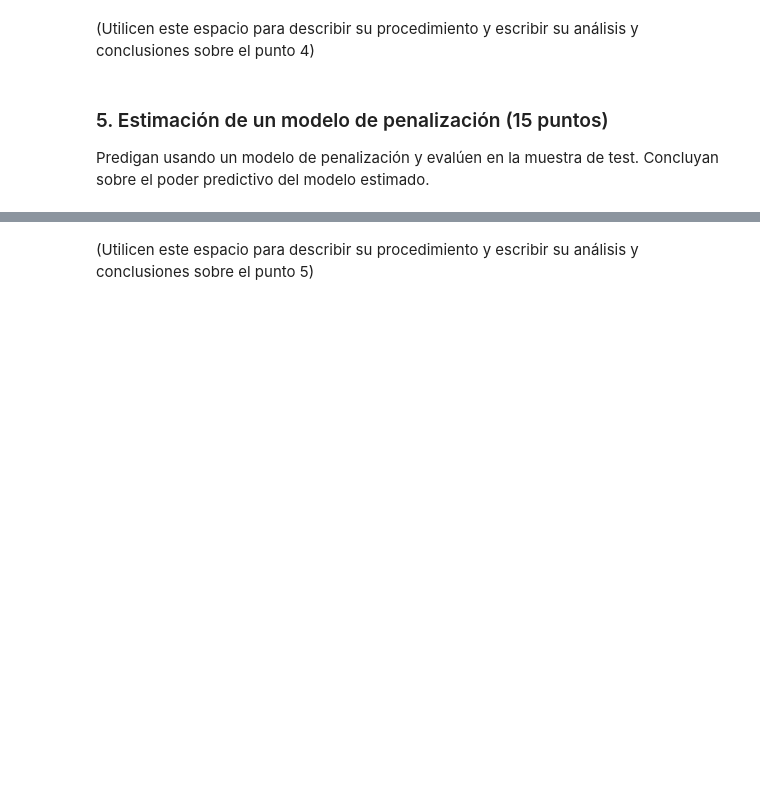
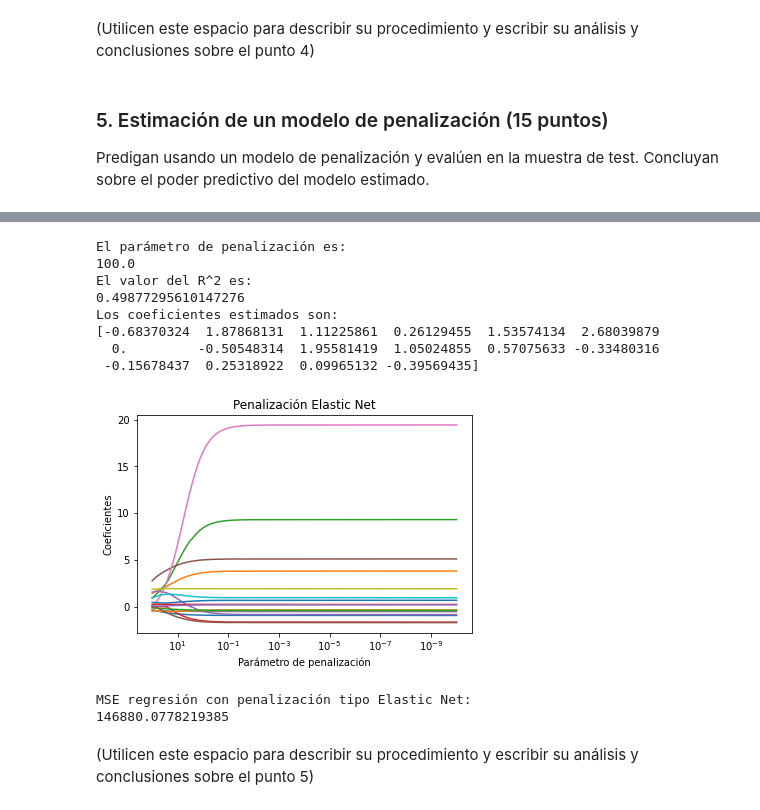
Before and after one commit to carlitoscanas/miad-intro-ml, a Jupyter notebook: casos/semana-2/Caso modelos lineales para regresión, muestreo y selección del mejor modelo.ipynb, the cells around one changed output, grey strips where cells are left out. Drawn from its saved outputs; the diff is of its cells as text; code cells hidden in the pictures; blank space fills up the shorter version.

```diff
--- a/casos/semana-2/Caso modelos lineales para regresión, muestreo y selección del mejor modelo.ipynb
+++ b/casos/semana-2/Caso modelos lineales para regresión, muestreo y selección del mejor modelo.ipynb
@@ -343,3 +447,48 @@ Predigan usando un modelo de penalización y evalúen en la muestra de test. Con
+# %%
+#Estimación del modelo con penalización tipo Elastic Net
+n_alphas = 200
+alphasCalibrar = np.logspace(-10, 2, n_alphas)
+modeloElastic = ElasticNetCV(alphas=alphasCalibrar, cv=5, random_state=0).fit(XTrain, yTrain)
+
+print('El parámetro de penalización es:')
+print(modeloElastic.alpha_)
+print('El valor del R^2 es:')
+print(modeloElastic.score(XTrain, yTrain))
+print('Los coeficientes estimados son:')
+print(modeloElastic.coef_)
+
+coefs = []
+for a in alphasCalibrar:
+    elasticNet = ElasticNet(alpha=a, fit_intercept=False, max_iter=10000)
+    elasticNet.fit(XTrain, yTrain)
+    coefs.append(elasticNet.coef_)
+
+ax = plt.gca()
+ax.plot(alphasCalibrar, coefs)
+ax.set_xscale('log')
+ax.set_xlim(ax.get_xlim()[::-1])
+plt.xlabel('Parámetro de penalización')
+plt.ylabel('Coeficientes')
+plt.title('Penalización Elastic Net')
+plt.axis('tight')
+plt.show()
+
+prediccionElastic = modeloElastic.predict(XTest)
+MSEElastic = np.average(np.square(prediccionElastic-yTest))
+print('MSE regresión con penalización tipo Elastic Net:')
+print(MSEElastic)
+# %% [output]
+El parámetro de penalización es:
+100.0
+El valor del R^2 es:
+0.49877295610147276
+Los coeficientes estimados son:
+[-0.68370324  1.87868131  1.11225861  0.26129455  1.53574134  2.68039879
+  0.         -0.50548314  1.95581419  1.05024855  0.57075633 -0.33480316
+ -0.15678437  0.25318922  0.09965132 -0.39569435]
+[figure, added]
+MSE regresión con penalización tipo Elastic Net:
+146880.0778219385
 # %% [markdown]
 (Utilicen este espacio para describir su procedimiento y escribir su análisis y conclusiones sobre el punto 5)
 # %% [markdown]
```
Also changed, not shown: parts of 28 cells of this notebook.
